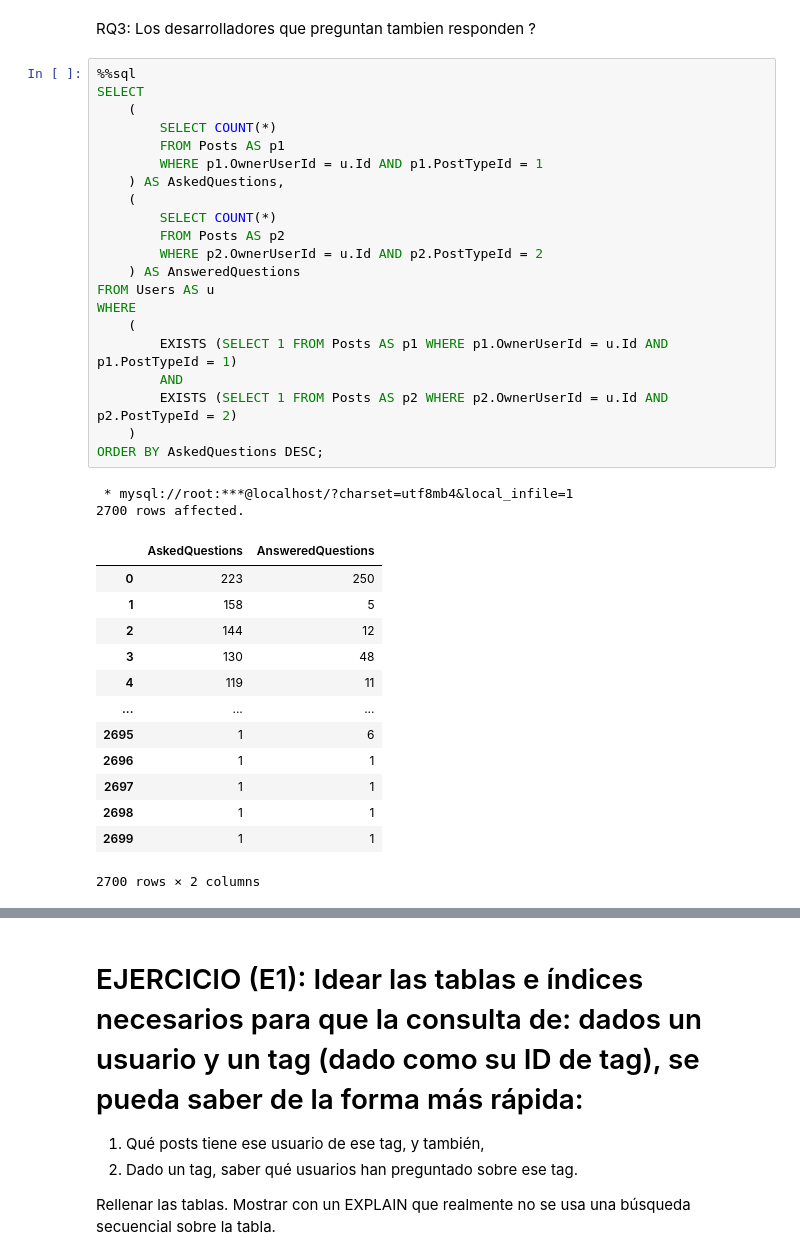
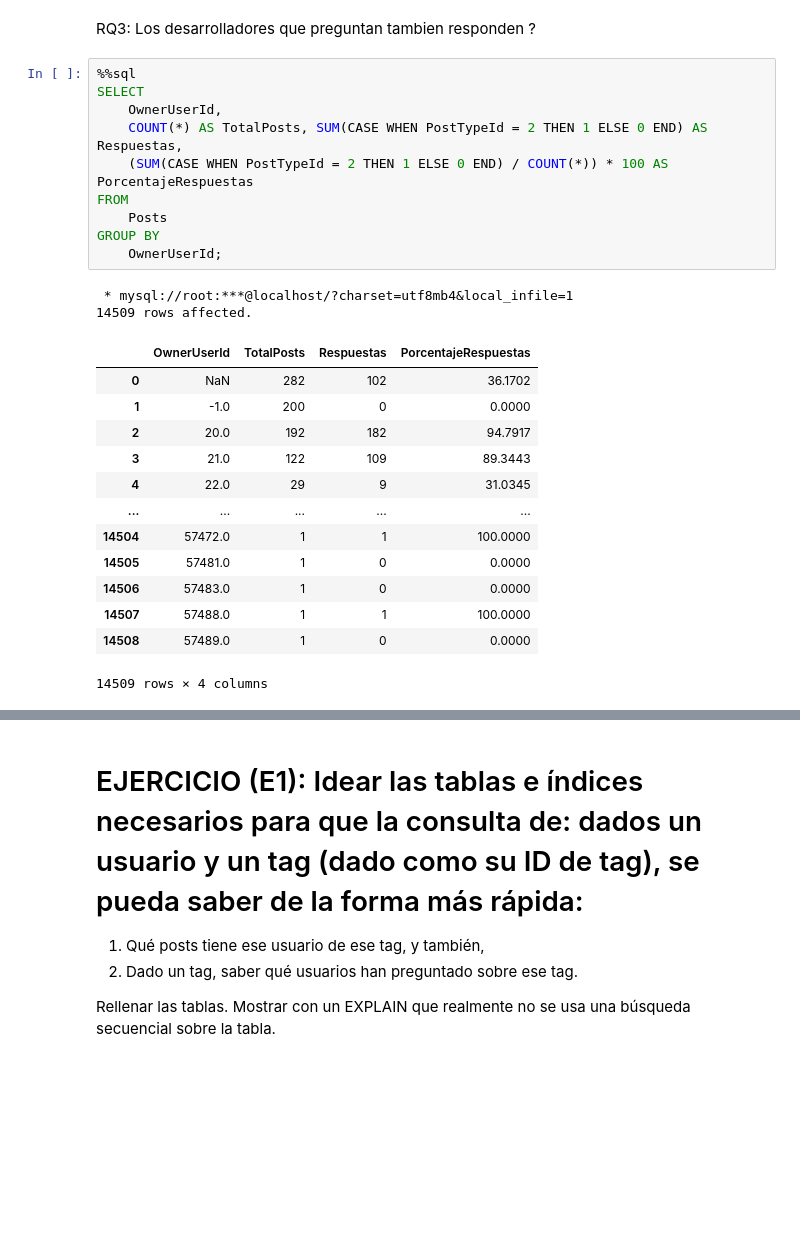
Before and after one commit to alvumu/BDGE, a Jupyter notebook: sql/sesion2.ipynb, the cells around one changed output, grey strips where cells are left out. Saved outputs shown, nothing was run; the diff lists cells and outputs as text; blank space fills up the shorter version.

```diff
--- a/sql/sesion2.ipynb
+++ b/sql/sesion2.ipynb
@@ -837,42 +821,31 @@ clear_output(wait=True)
 # %% [markdown]
 RQ3:
 Los desarrolladores que preguntan tambien responden ?
-# %%
-%%sql
-SELECT
-    (
-        SELECT COUNT(*)
-        FROM Posts AS p1
-        WHERE p1.OwnerUserId = u.Id AND p1.PostTypeId = 1
-    ) AS AskedQuestions,
-    (
-        SELECT COUNT(*)
-        FROM Posts AS p2
-        WHERE p2.OwnerUserId = u.Id AND p2.PostTypeId = 2
-    ) AS AnsweredQuestions
-FROM Users AS u
-WHERE
-    (
-        EXISTS (SELECT 1 FROM Posts AS p1 WHERE p1.OwnerUserId = u.Id AND p1.PostTypeId = 1)
-        AND
-        EXISTS (SELECT 1 FROM Posts AS p2 WHERE p2.OwnerUserId = u.Id AND p2.PostTypeId = 2)
-    )
-ORDER BY AskedQuestions DESC;
-# %% [output]
- * mysql://root:***@localhost/?charset=utf8mb4&local_infile=1
-2700 rows affected.
-|  | AskedQuestions | AnsweredQuestions |
-| 0 | 223 | 250 |
-| 1 | 158 | 5 |
-| 2 | 144 | 12 |
-| 3 | 130 | 48 |
-| 4 | 119 | 11 |
-| ... | ... | ... |
-| 2695 | 1 | 6 |
-| 2696 | 1 | 1 |
-| 2697 | 1 | 1 |
-| 2698 | 1 | 1 |
-| 2699 | 1 | 1 |
-2700 rows × 2 columns
+# %%
+%%sql
+SELECT
+    OwnerUserId,
+    COUNT(*) AS TotalPosts, SUM(CASE WHEN PostTypeId = 2 THEN 1 ELSE 0 END) AS Respuestas,
+    (SUM(CASE WHEN PostTypeId = 2 THEN 1 ELSE 0 END) / COUNT(*)) * 100 AS PorcentajeRespuestas
+FROM
+    Posts
+GROUP BY
+    OwnerUserId;
+# %% [output]
+ * mysql://root:***@localhost/?charset=utf8mb4&local_infile=1
+14509 rows affected.
+|  | OwnerUserId | TotalPosts | Respuestas | PorcentajeRespuestas |
+| 0 | NaN | 282 | 102 | 36.1702 |
+| 1 | -1.0 | 200 | 0 | 0.0000 |
+| 2 | 20.0 | 192 | 182 | 94.7917 |
+| 3 | 21.0 | 122 | 109 | 89.3443 |
+| 4 | 22.0 | 29 | 9 | 31.0345 |
+| ... | ... | ... | ... | ... |
+| 14504 | 57472.0 | 1 | 1 | 100.0000 |
+| 14505 | 57481.0 | 1 | 0 | 0.0000 |
+| 14506 | 57483.0 | 1 | 0 | 0.0000 |
+| 14507 | 57488.0 | 1 | 1 | 100.0000 |
+| 14508 | 57489.0 | 1 | 0 | 0.0000 |
+14509 rows × 4 columns
 # %%
 %%sql
```
Also changed, not shown: parts of 34 cells of this notebook.
